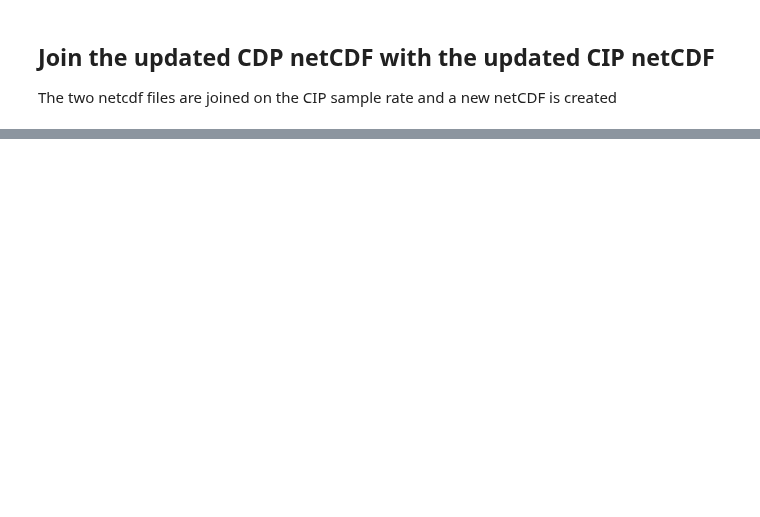
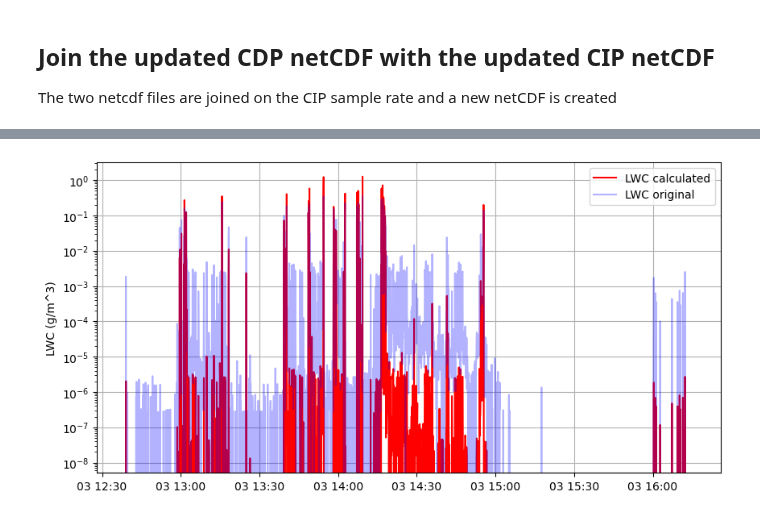
Before and after one commit to niellaNina/procIslasMicrophy, a Jupyter notebook: notebooks/Updated_NC_to_Joint_NC.ipynb, the cells around one changed output, grey strips where cells are left out. Saved outputs shown, nothing was run; the diff lists cells and outputs as text; code cells hidden in the pictures; blank space fills up the shorter version.

```diff
--- a/notebooks/Updated_NC_to_Joint_NC.ipynb
+++ b/notebooks/Updated_NC_to_Joint_NC.ipynb
@@ -82,23 +96,8 @@ def join_cdp_cip_ds(flight,sample_rate, cip_path, cdp_path):
     microphy_ds.attrs['Joint sample rate (sek)'] = cip_ds.attrs['RATE'] # Todo make check to use the largest value (should always be CIP though)
 
 
-    # calculate new SV for CDP (that covers the sample rate used for CIP)
-    # Sample volume: sample area SA * TAS * sample time
-    sa = float(cdp_ds.attrs['Sample Area (mm^2)'])/(1000*1000) # adjust from mm² to m²
-    st = float(microphy_ds.attrs['Joint sample rate (sek)']) # sample time for the joint dataset
-    microphy_ds['SV_CDP'] = sa * microphy_ds['TAS'] * st
-    microphy_ds['SV_CDP'].attrs['name'] = 'Sample volume, joint sample rate'
-    microphy_ds['SV_CDP'].attrs['unit'] = 'm^3'
-    microphy_ds['SV_CDP'].attrs['description'] = 'Sample volume calculated with joint sample rate (sample area SA * TAS redused * sample time)'
-    microphy_ds['SV_CDP'].attrs['parent variables'] = ['TAS']
-    microphy_ds['SV_CDP'].attrs['parent attributes'] =  ['Joint sample rate (sek)', 'CDP sample area']
-    microphy_ds['SV_CDP'].attrs['CDP sample area'] = cdp_ds.attrs['Sample Area (mm^2)']
-    microphy_ds['SV_CDP'].attrs['CDP sample area unit'] = 'mm²'
-
     # set the islas id as a coordinate
     islasid = cip_ds.attrs['islasid']
-    #microphy_ds = microphy_ds.expand_dims('islasid')
-    #microphy_ds['islasid'] = ('islasid',[islasid])
     microphy_ds = microphy_ds.assign_coords({'islasid':islasid})
 
     # close netcdf files
@@ -125,6 +194,9 @@ for flight in flights:
     print(flight)
     microphy_ds = join_cdp_cip_ds(flight,sample_rate,cip_path,cdp_path) # join the cdp and the cip file for the flight
     print(sample_rate)
+    # create the derived cdp parameters
+    microphy_ds = cdp_derived(microphy_ds)
+
     # write to netcdf file
     filename = f'microphy_{sample_rate}s_{flight}.nc'
     file_save_path = savepath + filename
@@ -171,0 +251,27 @@ Data variables: (12/77)
+# %%
+
+# plot LWC and NC differences vs tas and pas differences
+import matplotlib.pyplot as plt
+
+#single flight
+flight='IS22-02'
+
+mask = (microphy_ds['islasid']==flight).compute()
+flight_ds=microphy_ds.where(mask, drop=True)
+
+
+# --- Set up figure
+fig, ax = plt.subplots(1,1, sharex=True,figsize=(10, 5))
+
+#fig.suptitle(f'{flight} - {np.datetime64(flight_ds['time'][0].values,'D')} - (sample rate:{sample_rate}s)') # title for all figure: flightid and date
+
+# WC plots
+ax.plot(microphy_ds['time'], microphy_ds['LWC calc'], c ='r', label='LWC calculated')
+ax.plot(microphy_ds['time'], microphy_ds['LWC corr'], c ='b',alpha=0.3, label='LWC original')
+ax.set_ylabel(f'LWC ({flight_ds['LWC corr'].attrs['unit']})')
+ax.legend()
+ax.grid(True)
+
+ax.set_yscale('log')
+# %% [output]
+[figure, added]
```
Also changed, not shown: parts of 8 cells of this notebook, 2 other files.
